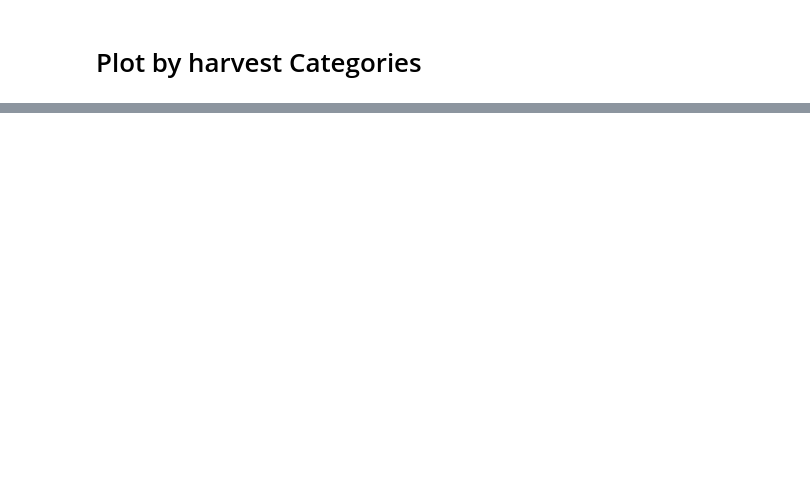
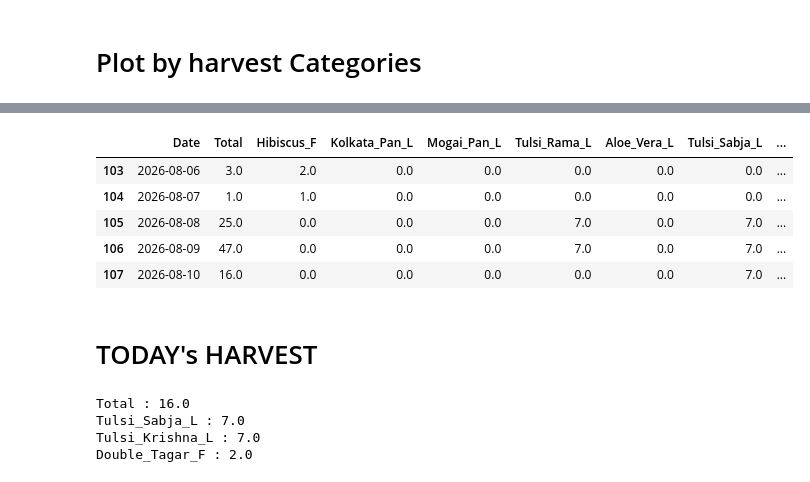
Before and after one commit to leomcp/Garden_Mgmt, a Jupyter notebook: nb/main.ipynb, the cells around one changed output, grey strips where cells are left out. Drawn from its saved outputs; the diff is of its cells as text; code cells hidden in the pictures; blank space fills up the shorter version.

```diff
--- a/nb/main.ipynb
+++ b/nb/main.ipynb
@@ -158,0 +240,21 @@ plot_by_Cat("Jasmine", show_total = False, show_cat = True, show_sub_cat = True)
+# %%
+main_df.tail()
+# %% [output]
+|  | Date | Total | Hibiscus_F | Kolkata_Pan_L | Mogai_Pan_L | Tulsi_Rama_L | Aloe_Vera_L | Tulsi_Sabja_L | ... |
+| 103 | 2026-08-06 | 3.0 | 2.0 | 0.0 | 0.0 | 0.0 | 0.0 | 0.0 | ... |
+| 104 | 2026-08-07 | 1.0 | 1.0 | 0.0 | 0.0 | 0.0 | 0.0 | 0.0 | ... |
+| 105 | 2026-08-08 | 25.0 | 0.0 | 0.0 | 0.0 | 7.0 | 0.0 | 7.0 | ... |
+| 106 | 2026-08-09 | 47.0 | 0.0 | 0.0 | 0.0 | 7.0 | 0.0 | 7.0 | ... |
+| 107 | 2026-08-10 | 16.0 | 0.0 | 0.0 | 0.0 | 0.0 | 0.0 | 7.0 | ... |
+# %% [markdown]
+# TODAY's HARVEST
+# %%
+for _, (row_name, row_value) in enumerate(zip(main_df.columns, main_df.iloc[-1].to_list())):
+    # print(row_value, type(row_value))
+    if row_name != "Date" and row_value > 0:
+        print(f"{row_name} : {row_value}")
+# %% [output]
+Total : 16.0
+Tulsi_Sabja_L : 7.0
+Tulsi_Krishna_L : 7.0
+Double_Tagar_F : 2.0
```
Also changed, not shown: parts of 9 cells of this notebook, 2 other files.
